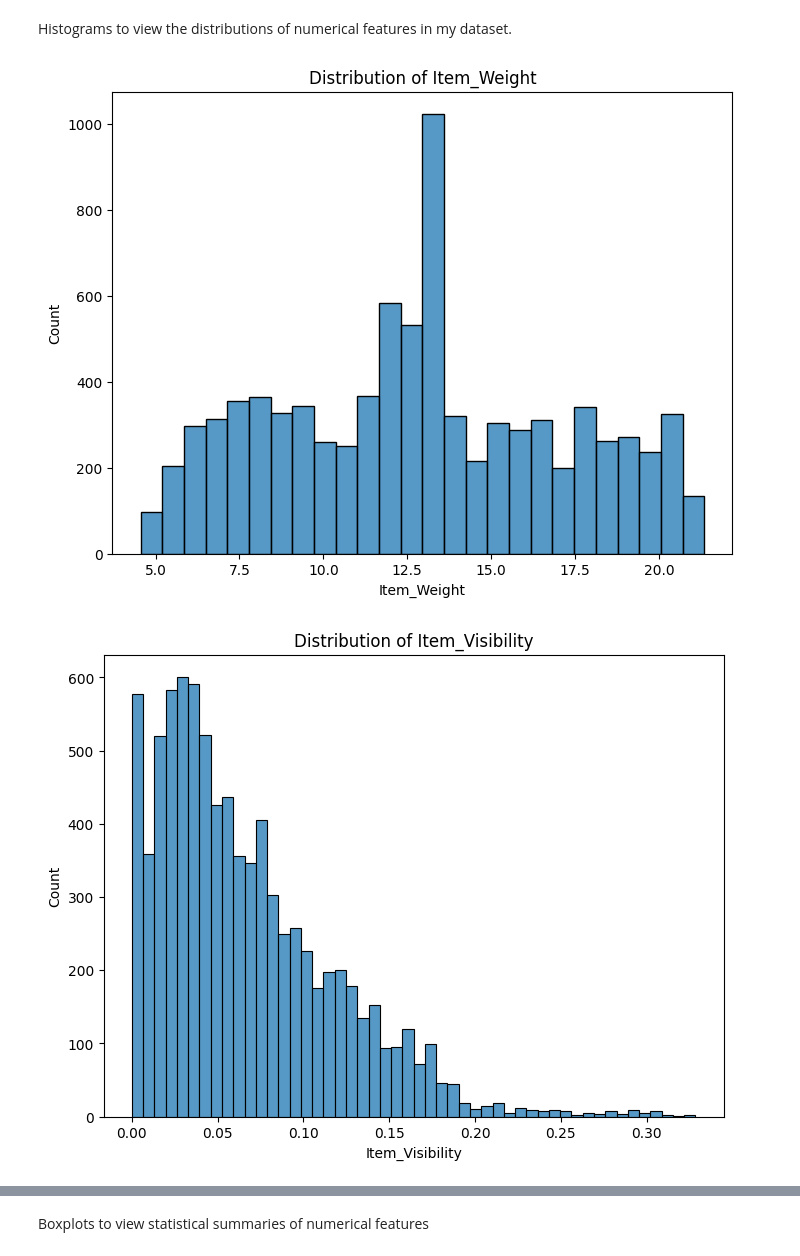
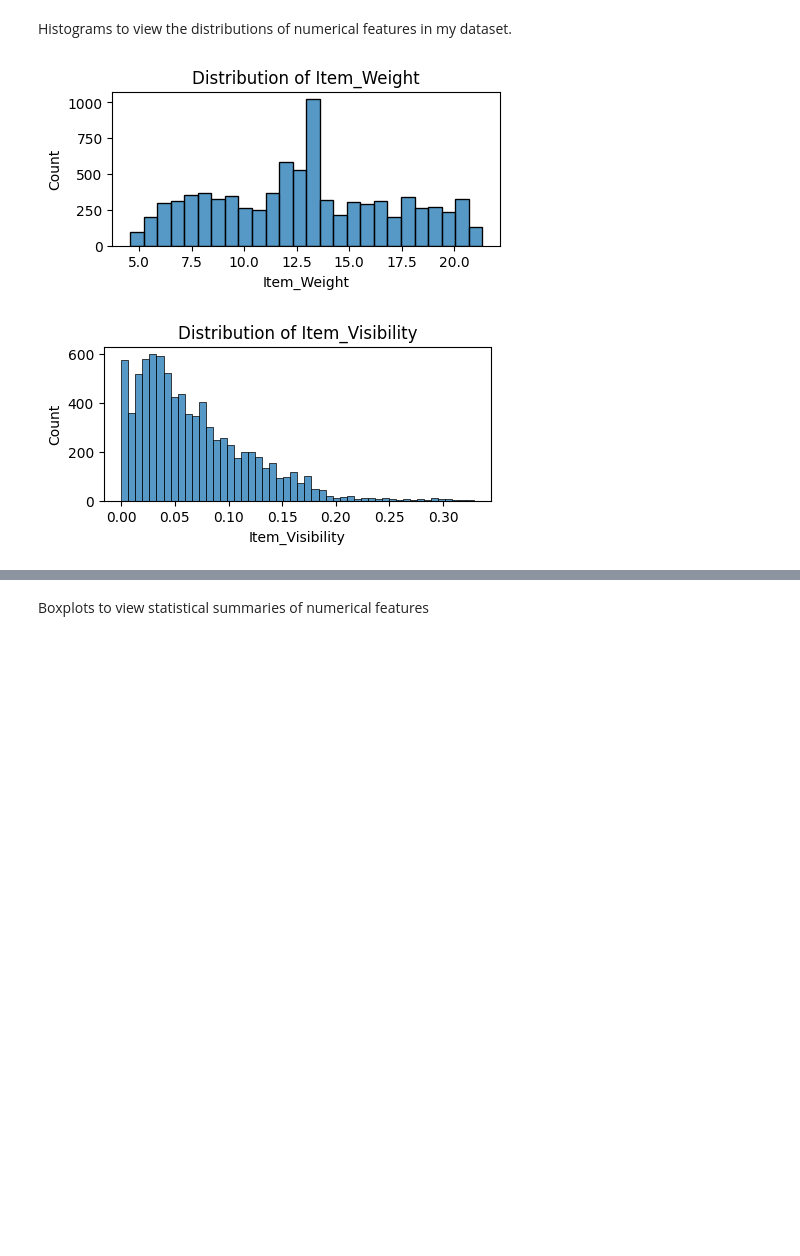
Before and after one commit to dalalyassin/Prediction-of-Product-Sales, a Jupyter notebook: Data_Cleaning.ipynb, the cells around one changed output, grey strips where cells are left out. Drawn from its saved outputs; the diff is of its cells as text; code cells hidden in the pictures; blank space fills up the shorter version.

```diff
--- a/Data_Cleaning.ipynb
+++ b/Data_Cleaning.ipynb
@@ -150,3 +150,7 @@ df['Outlet_Size'] = df['Outlet_Size'].fillna(size)
 df['Outlet_Size'].isna().sum()
 # %% [output]
 0
+# %%
+test=df.select_dtypes(include=['object']).columns
+for i in test:
+ print(df[i].value_counts())
@@ -152,0 +175,6 @@ df['Outlet_Size'].isna().sum()
+# %%
+df['Item_Fat_Content'] = df['Item_Fat_Content'].replace({'LF':"Low Fat", 'reg':"Regular", 'low fat': "Low Fat"})
+# %%
+test=df.select_dtypes(include=['object']).columns
+for i in test:
+ print(df[i].value_counts())
@@ -169,11 +215,11 @@ Histograms to view the distributions of numerical features in my dataset.
 # %%
 numerical_features = df.select_dtypes(include=['number']).columns
 for i in numerical_features:
-     plt.figure(figsize=(8, 6)) #.figure and not .show --> .figure object in matplotlib to draw x axis and y axis without specifications.>> bar or box>>
+     plt.figure(figsize=(5,2)) #.figure and not .show --> .figure object in matplotlib to draw x axis and y axis without specifications.>> bar or box>>
      sns.histplot(data=df, x=i)
      plt.title(f'Distribution of {i}')
      plt.xlabel(i)
      plt.show()
 # %% [output]
-[figure, old version]
+[figure, new version]
-[figure, old version]
+[figure, new version]
```
Also changed, not shown: parts of 30 cells of this notebook.
